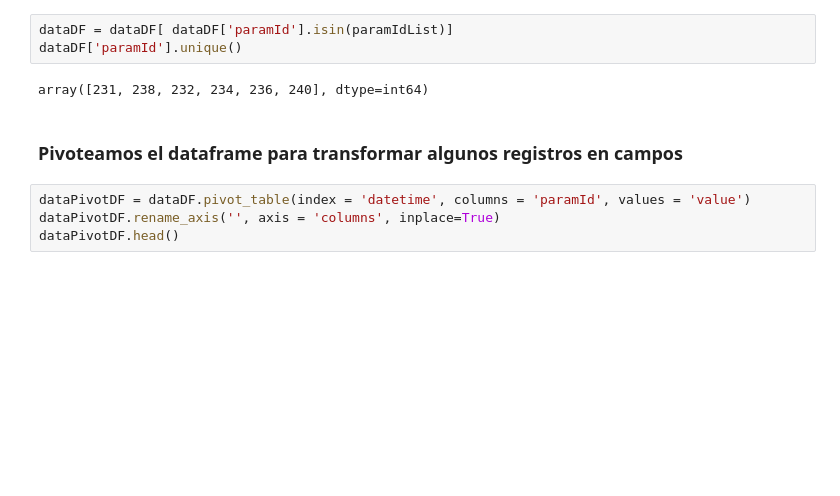
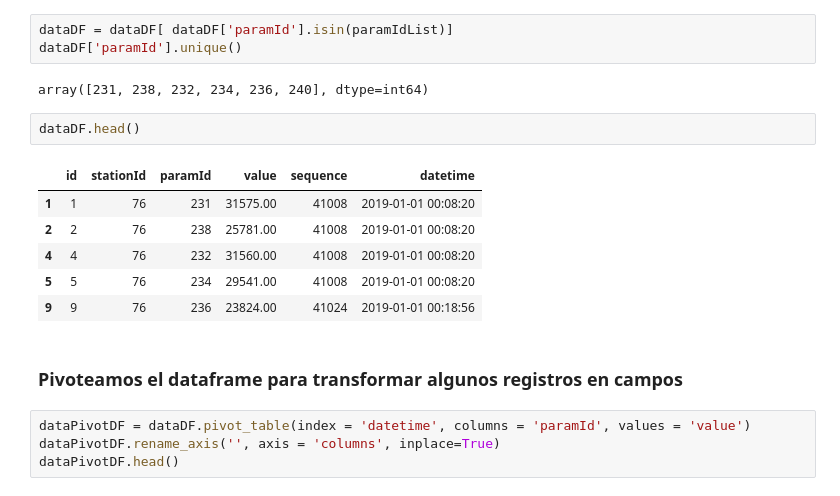
Before and after one commit to rpmunoz/taller_copec, a Jupyter notebook: notebooks/02 - Preprocesamiento de datos IoT.ipynb, the cells around one changed output. Cells and saved outputs as stored; diff of their text form; blank space fills up the shorter version.

```diff
--- a/notebooks/02 - Preprocesamiento de datos IoT.ipynb
+++ b/notebooks/02 - Preprocesamiento de datos IoT.ipynb
@@ -204,6 +204,15 @@ dataDF = dataDF[ dataDF['paramId'].isin(paramIdList)]
 dataDF['paramId'].unique()
 # %% [output]
 array([231, 238, 232, 234, 236, 240], dtype=int64)
+# %%
+dataDF.head()
+# %% [output]
+|  | id | stationId | paramId | value | sequence | datetime |
+| 1 | 1 | 76 | 231 | 31575.00 | 41008 | 2019-01-01 00:08:20 |
+| 2 | 2 | 76 | 238 | 25781.00 | 41008 | 2019-01-01 00:08:20 |
+| 4 | 4 | 76 | 232 | 31560.00 | 41008 | 2019-01-01 00:08:20 |
+| 5 | 5 | 76 | 234 | 29541.00 | 41008 | 2019-01-01 00:08:20 |
+| 9 | 9 | 76 | 236 | 23824.00 | 41024 | 2019-01-01 00:18:56 |
 # %% [markdown]
 ### Pivoteamos el dataframe para transformar algunos registros en campos
 # %%
```
Also changed, not shown: parts of 4 cells of this notebook.
